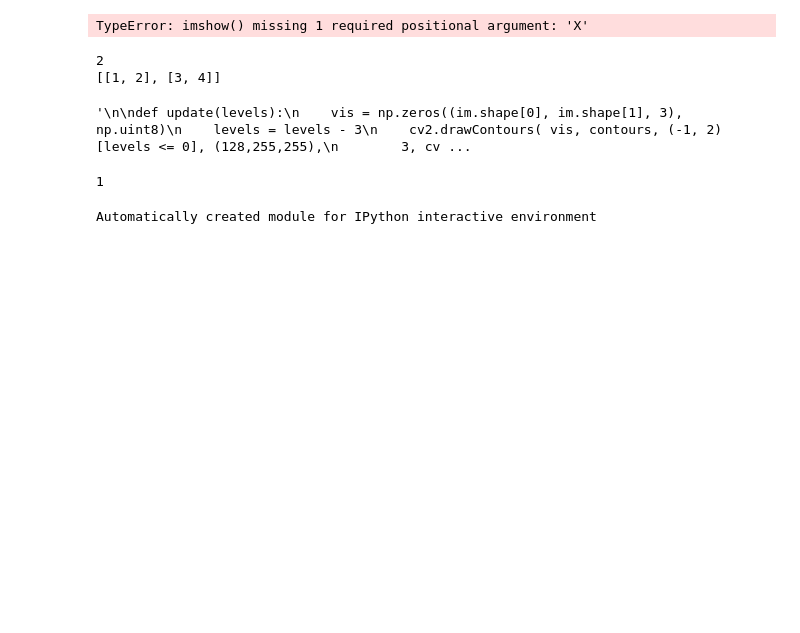
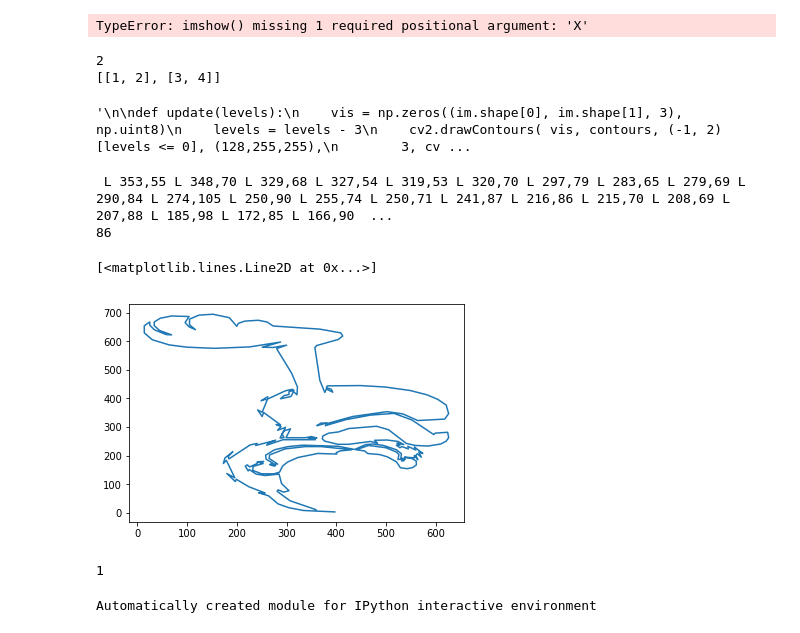
Before and after one commit to AkshitaB/hack-a-sketch, a Jupyter notebook: scratch.ipynb, the cells around one changed output. Cells and saved outputs as stored; diff of their text form; code cells hidden in the pictures; blank space fills up the shorter version.

```diff
--- a/scratch.ipynb
+++ b/scratch.ipynb
@@ -134,7 +134,7 @@ print(items)
 import numpy as np
 import cv2
 
-im = cv2.imread('images/garfield.jpg')
+im = cv2.imread('images/Spongebob_SquarePants.jpg')
 im = cv2.resize(im, (700, 700))
 #imCopy = im.copy()
 imCopy = np.zeros(im.shape)
@@ -155,7 +155,7 @@ contours = np.array(sorted(contours, key=len, reverse=True))
 
 
 for i, c in enumerate(contours):
-    #if i == 4:
+    #if i == 1:
     #    break
 
     cv2.drawContours(imCopy,contours,i,(0,255,0))
@@ -187,6 +187,24 @@ cv2.destroyAllWindows()
 '''
 # %% [output]
 '\n\ndef update(levels):\n    vis = np.zeros((im.shape[0], im.shape[1], 3), np.uint8)\n    levels = levels - 3\n    cv2.drawContours( vis, contours, (-1, 2)[levels <= 0], (128,255,255),\n        3, cv ...
+# %%
+st = ''
+for x in reversed(contours[0]):
+    st += ' L {},{}'.format(x[0][0], x[0][1])
+print(st)
+print(len(contours[0]))
+# %% [output]
+ L 353,55 L 348,70 L 329,68 L 327,54 L 319,53 L 320,70 L 297,79 L 283,65 L 279,69 L 290,84 L 274,105 L 250,90 L 255,74 L 250,71 L 241,87 L 216,86 L 215,70 L 208,69 L 207,88 L 185,98 L 172,85 L 166,90  ...
+86
+# %%
+%matplotlib inline
+from matplotlib import pyplot as plt
+X = [x[0][0] for x in reversed(contours[0])]
+Y = [x[0][1] for x in reversed(contours[0])]
+plt.plot(X, Y)
+# %% [output]
+[<matplotlib.lines.Line2D at 0x...>]
+[figure, added]
 # %%
 #len(contours[0])
 #dict_lengths = {len(cont):cont for cont in contours}
```
Also changed, not shown: 4 other files.
